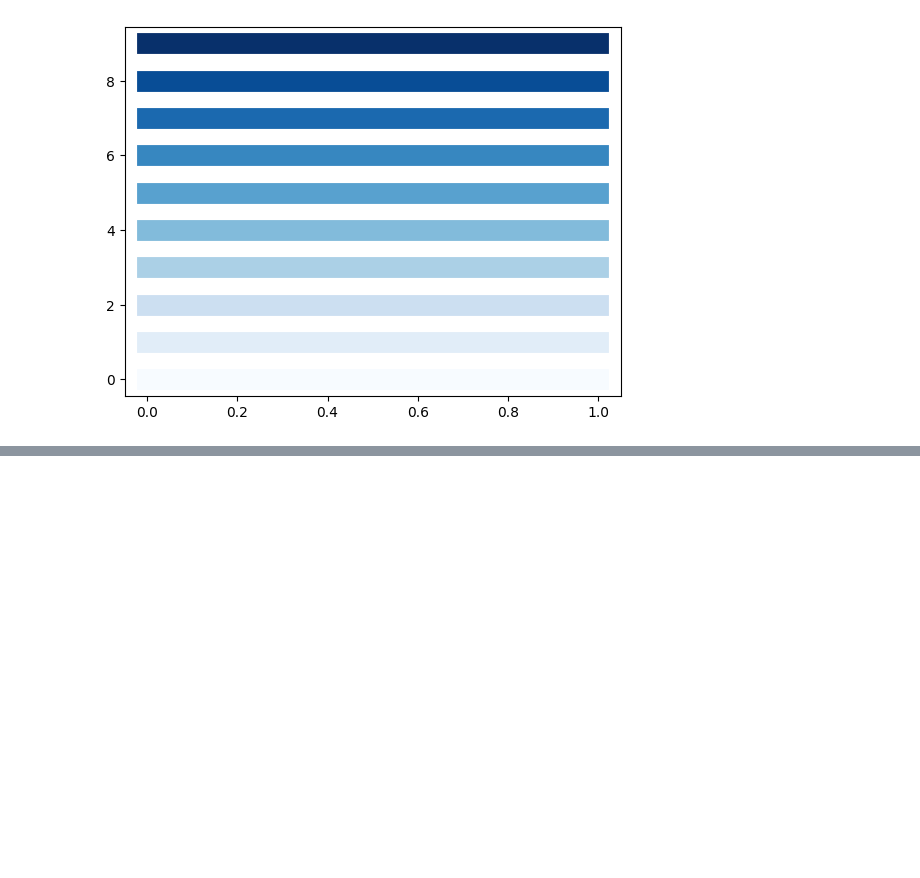
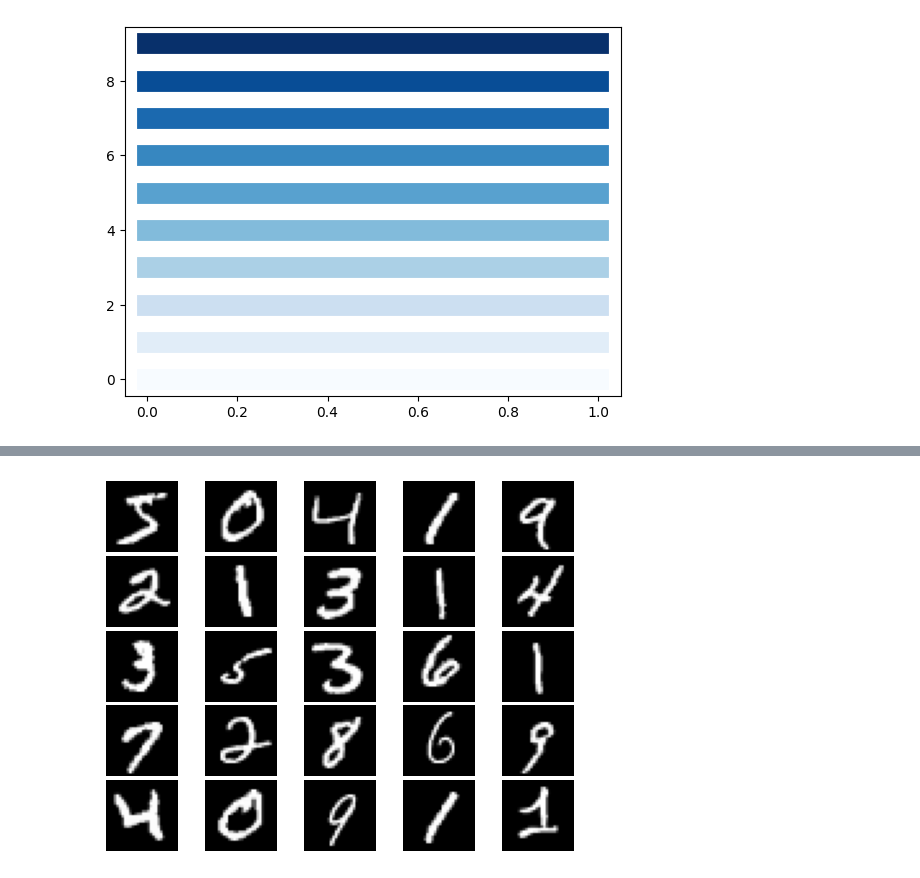
Before and after one commit to chinsengi/score_RNN, a Jupyter notebook: invm.ipynb, the cells around one changed output, grey strips where cells are left out. Cells and saved outputs as stored; diff of their text form; code cells hidden in the pictures; blank space fills up the shorter version.

```diff
--- a/invm.ipynb
+++ b/invm.ipynb
@@ -83,0 +89,15 @@ train_data = torch.nn.functional.normalize(train_data, dim = 1)
+# %%
+def plot_grid(nrow, ncol, data):
+    fig, axes = plt.subplots(nrow, ncol)
+    fig.subplots_adjust(hspace=0.05, wspace=-0.005)
+    for i in range(nrow):
+        for j in range(ncol):
+            ax = axes[i,j]
+            # ax.imshow(samples[i*ncol+j], cmap='gray')
+            ax.imshow(data[i*ncol+j,:].reshape([28,28]), cmap='gray')
+            ax.axis('off')
+    plt.show()
+
+plot_grid(5, 5, train_data)
+# %% [output]
+[figure, added]
```
Also changed, not shown: parts of 3 cells of this notebook.
